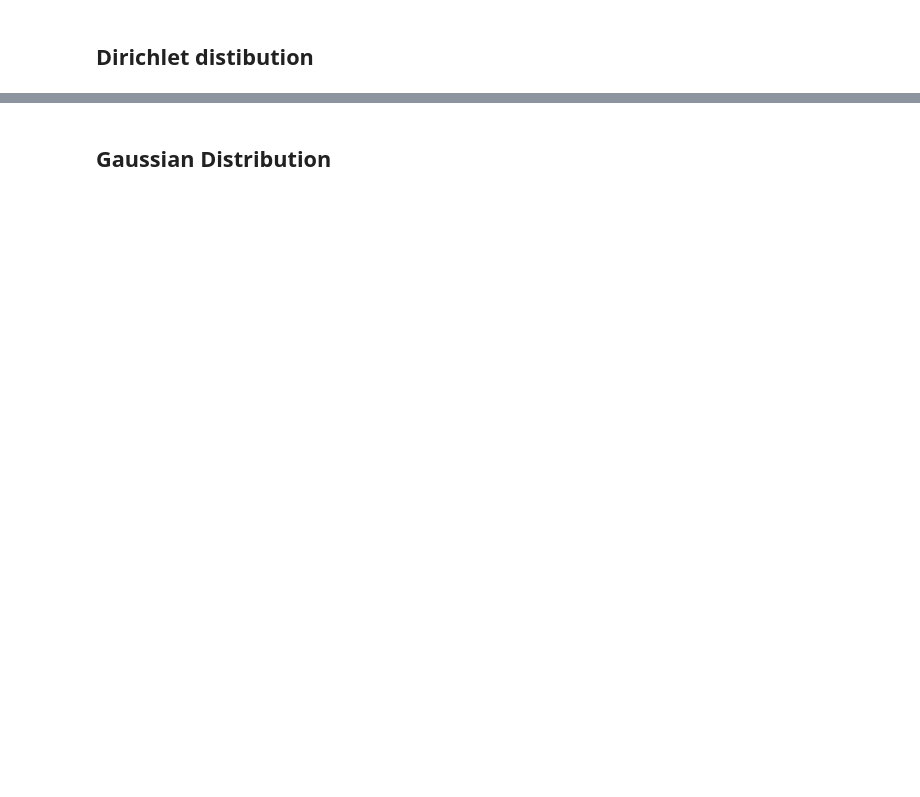
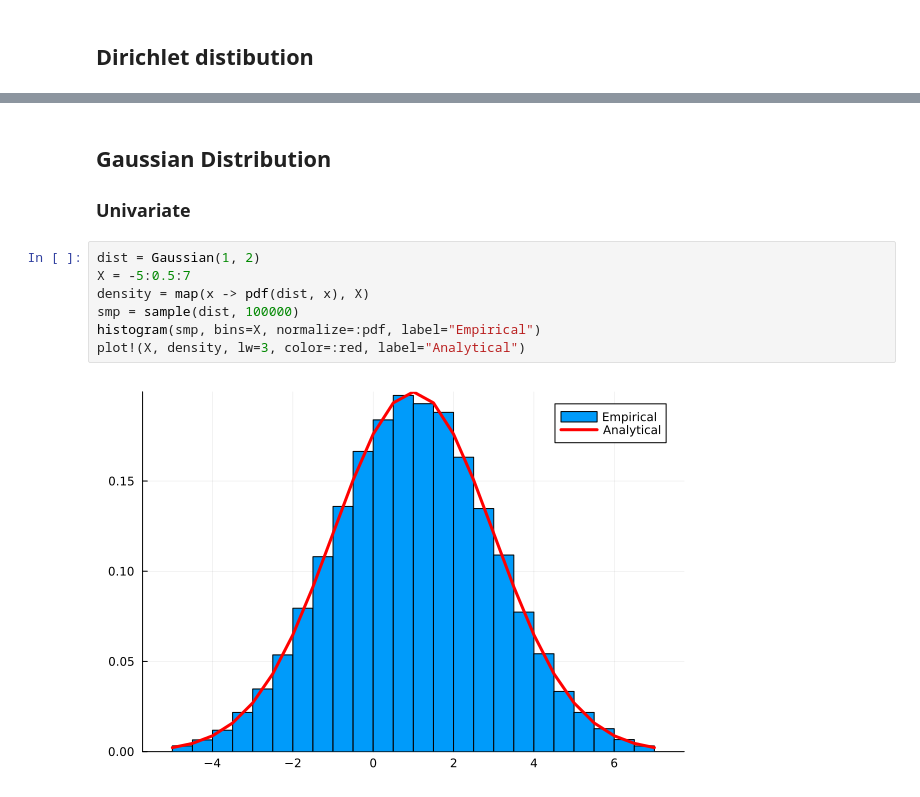
Before and after one commit to SylvainBrouwer/PRML-in-Julia, a Jupyter notebook: notebooks/ch02_probability_distributions.ipynb, the cells around one changed output, grey strips where cells are left out. Saved outputs shown, nothing was run; the diff lists cells and outputs as text; blank space fills up the shorter version.

Commit message:
Added univariate and multivariate Gaussians.

```diff
--- a/notebooks/ch02_probability_distributions.ipynb
+++ b/notebooks/ch02_probability_distributions.ipynb
@@ -127,2 +127,13 @@ plot!(camera=(110,20))
 # %% [markdown]
 ## Gaussian Distribution
+
+### Univariate
+# %%
+dist = Gaussian(1, 2)
+X = -5:0.5:7
+density = map(x -> pdf(dist, x), X)
+smp = sample(dist, 100000)
+histogram(smp, bins=X, normalize=:pdf, label="Empirical")
+plot!(X, density, lw=3, color=:red, label="Analytical")
+# %% [output]
+[figure, added]
```
Also changed, not shown: parts of 8 cells of this notebook, 4 other files.
